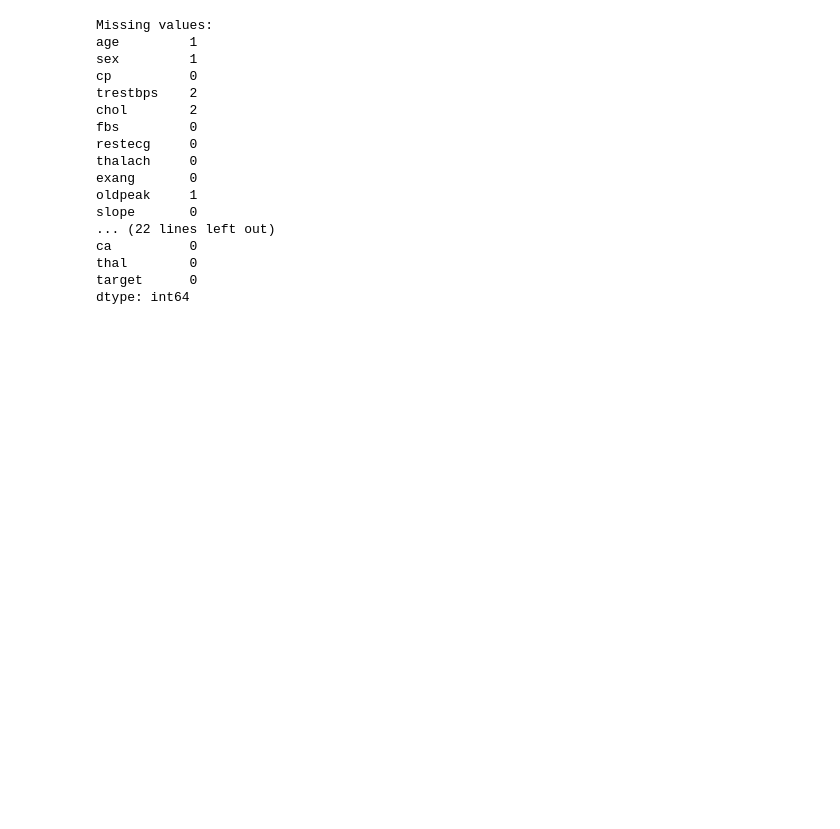
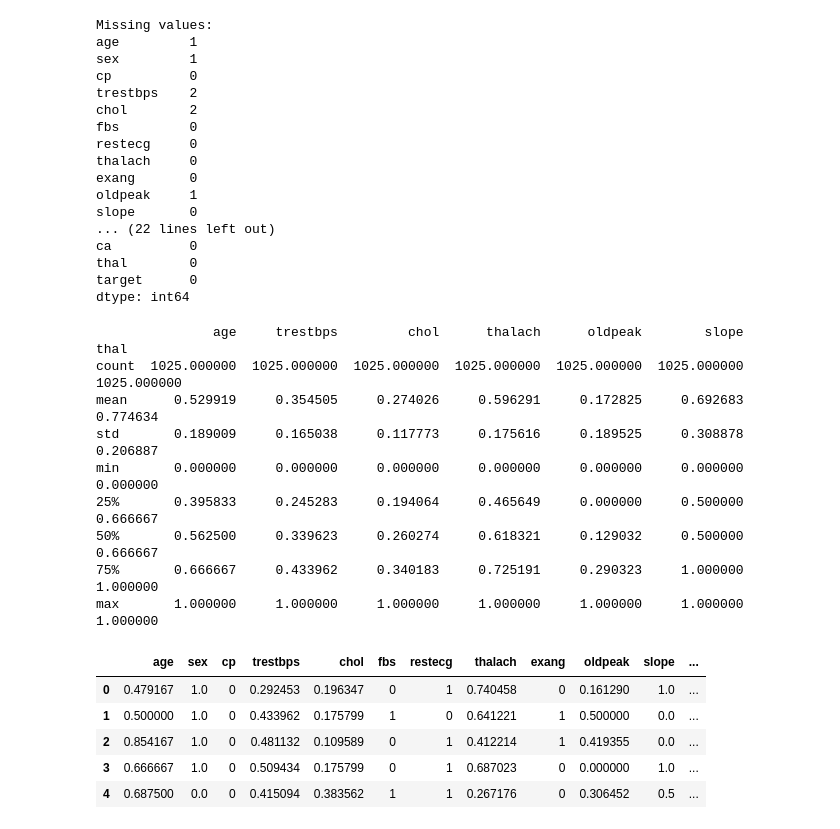
Before and after one commit to WWozniakProgrammer/DataPreprocesing, a Jupyter notebook: preprocesing.ipynb, the cells around one changed output. Cells and saved outputs as stored; diff of their text form; code cells hidden in the pictures; blank space fills up the shorter version.

```diff
--- a/preprocesing.ipynb
+++ b/preprocesing.ipynb
@@ -179,3 +179,27 @@ ca          0
 thal        0
 target      0
 dtype: int64
+# %%
+from sklearn.preprocessing import MinMaxScaler
+
+cols_to_norm = ['age', 'trestbps', 'chol', 'thalach', 'oldpeak', 'slope', 'thal']
+scaler = MinMaxScaler()
+df_fixed[cols_to_norm] = scaler.fit_transform(df_fixed[cols_to_norm])
+print(df_fixed[cols_to_norm].describe())
+df_fixed.head(5)
+# %% [output]
+               age     trestbps         chol      thalach      oldpeak        slope         thal
+count  1025.000000  1025.000000  1025.000000  1025.000000  1025.000000  1025.000000  1025.000000
+mean      0.529919     0.354505     0.274026     0.596291     0.172825     0.692683     0.774634
+std       0.189009     0.165038     0.117773     0.175616     0.189525     0.308878     0.206887
+min       0.000000     0.000000     0.000000     0.000000     0.000000     0.000000     0.000000
+25%       0.395833     0.245283     0.194064     0.465649     0.000000     0.500000     0.666667
+50%       0.562500     0.339623     0.260274     0.618321     0.129032     0.500000     0.666667
+75%       0.666667     0.433962     0.340183     0.725191     0.290323     1.000000     1.000000
+max       1.000000     1.000000     1.000000     1.000000     1.000000     1.000000     1.000000
+|  | age | sex | cp | trestbps | chol | fbs | restecg | thalach | exang | oldpeak | slope | ... |
+| 0 | 0.479167 | 1.0 | 0 | 0.292453 | 0.196347 | 0 | 1 | 0.740458 | 0 | 0.161290 | 1.0 | ... |
+| 1 | 0.500000 | 1.0 | 0 | 0.433962 | 0.175799 | 1 | 0 | 0.641221 | 1 | 0.500000 | 0.0 | ... |
+| 2 | 0.854167 | 1.0 | 0 | 0.481132 | 0.109589 | 0 | 1 | 0.412214 | 1 | 0.419355 | 0.0 | ... |
+| 3 | 0.666667 | 1.0 | 0 | 0.509434 | 0.175799 | 0 | 1 | 0.687023 | 0 | 0.000000 | 1.0 | ... |
+| 4 | 0.687500 | 0.0 | 0 | 0.415094 | 0.383562 | 1 | 1 | 0.267176 | 0 | 0.306452 | 0.5 | ... |
```
Also changed, not shown: parts of 1 cell of this notebook.
